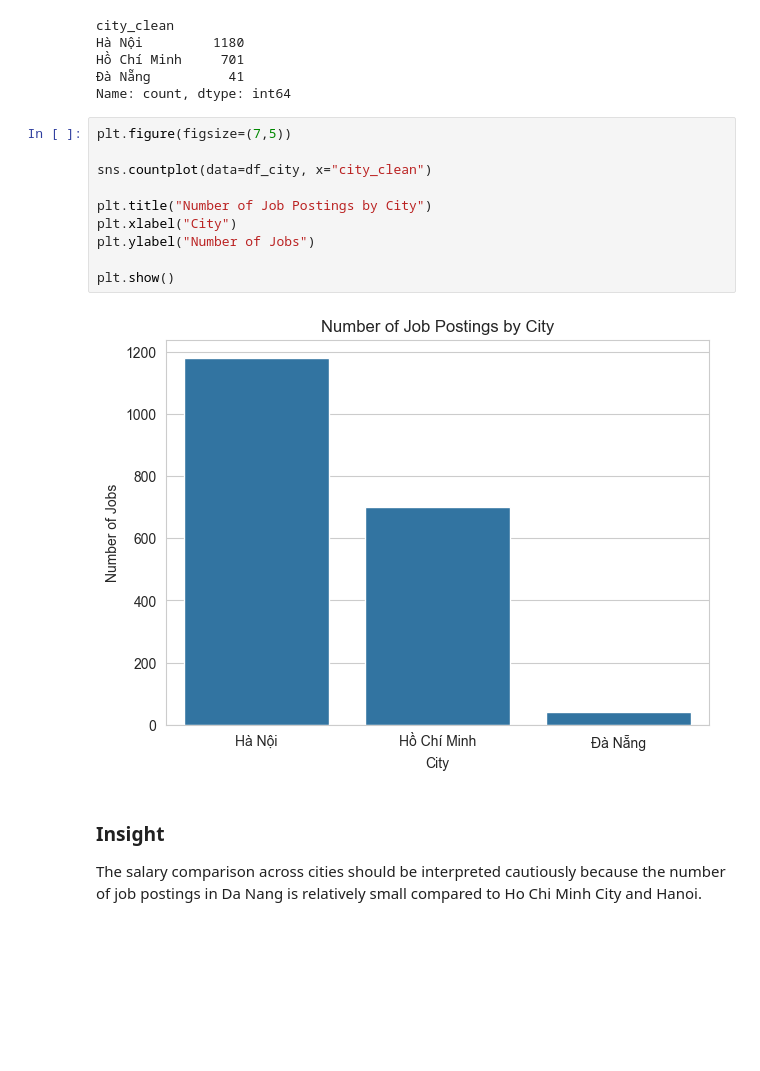
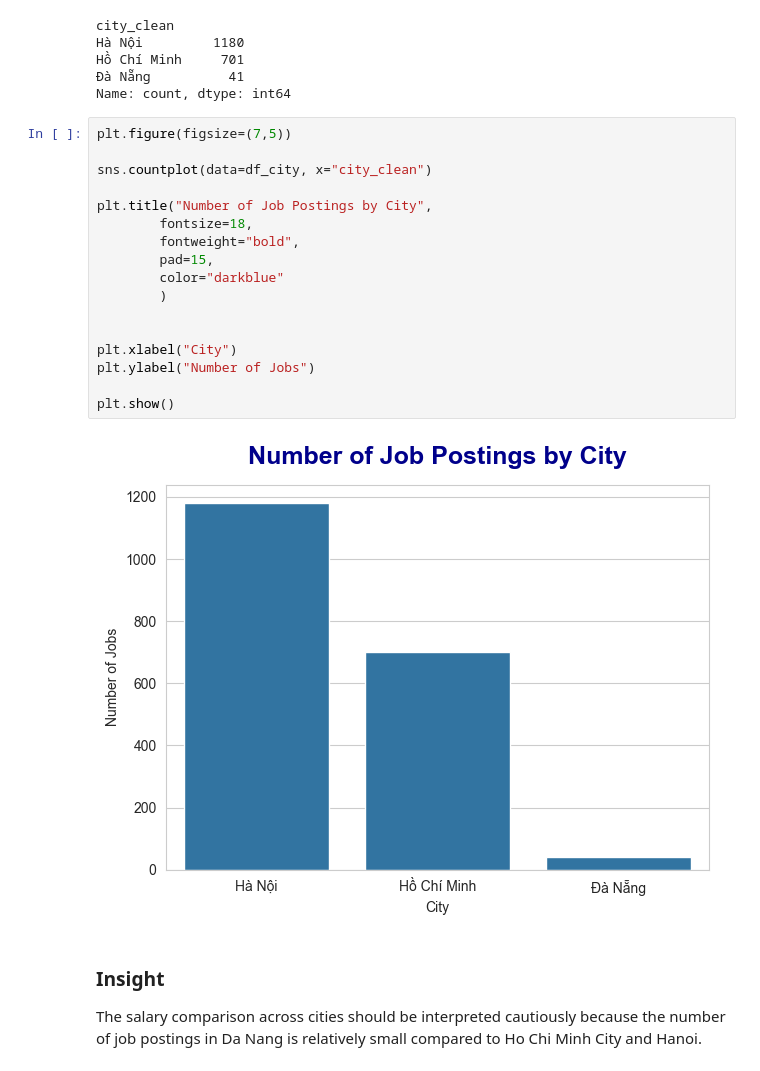
Before and after one commit to ndhoang2310/ADYm_project, a Jupyter notebook: analysis/eda_salary.ipynb, the cells around one changed output. Cells and saved outputs as stored; diff of their text form; blank space fills up the shorter version.

```diff
--- a/analysis/eda_salary.ipynb
+++ b/analysis/eda_salary.ipynb
@@ -177,15 +203,22 @@ Name: count, dtype: int64
 # %%
 plt.figure(figsize=(7,5))
 
 sns.countplot(data=df_city, x="city_clean")
 
-plt.title("Number of Job Postings by City")
+plt.title("Number of Job Postings by City",
+        fontsize=18,
+        fontweight="bold",
+        pad=15,
+        color="darkblue"
+        )
+
+
 plt.xlabel("City")
 plt.ylabel("Number of Jobs")
 
 plt.show()
 # %% [output]
-[figure, old version]
+[figure, new version]
 # %% [markdown]
 ### Insight
 The salary comparison across cities should be interpreted cautiously because the number of job postings in Da Nang is relatively small compared to Ho Chi Minh City and Hanoi.
```
Also changed, not shown: parts of 6 cells of this notebook.
